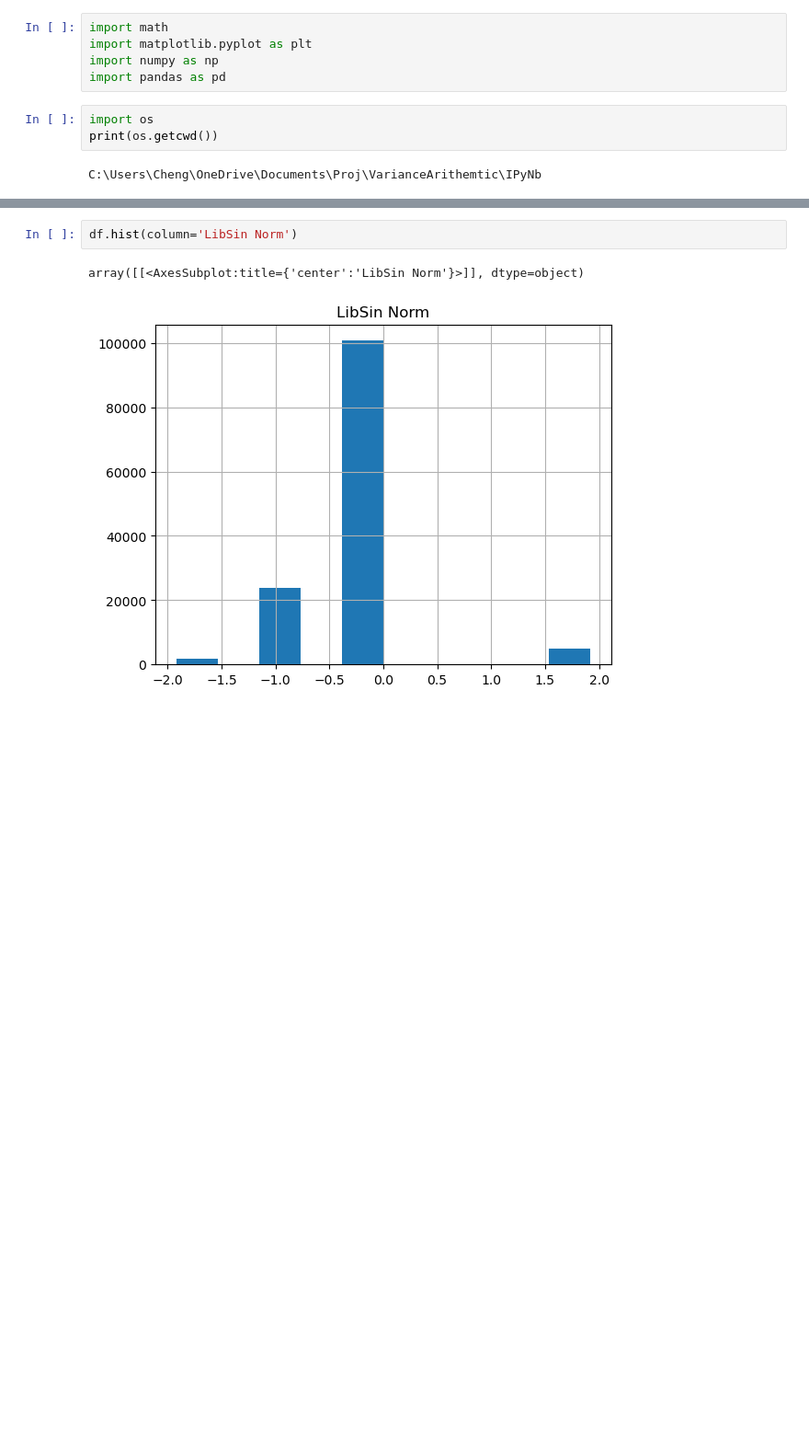
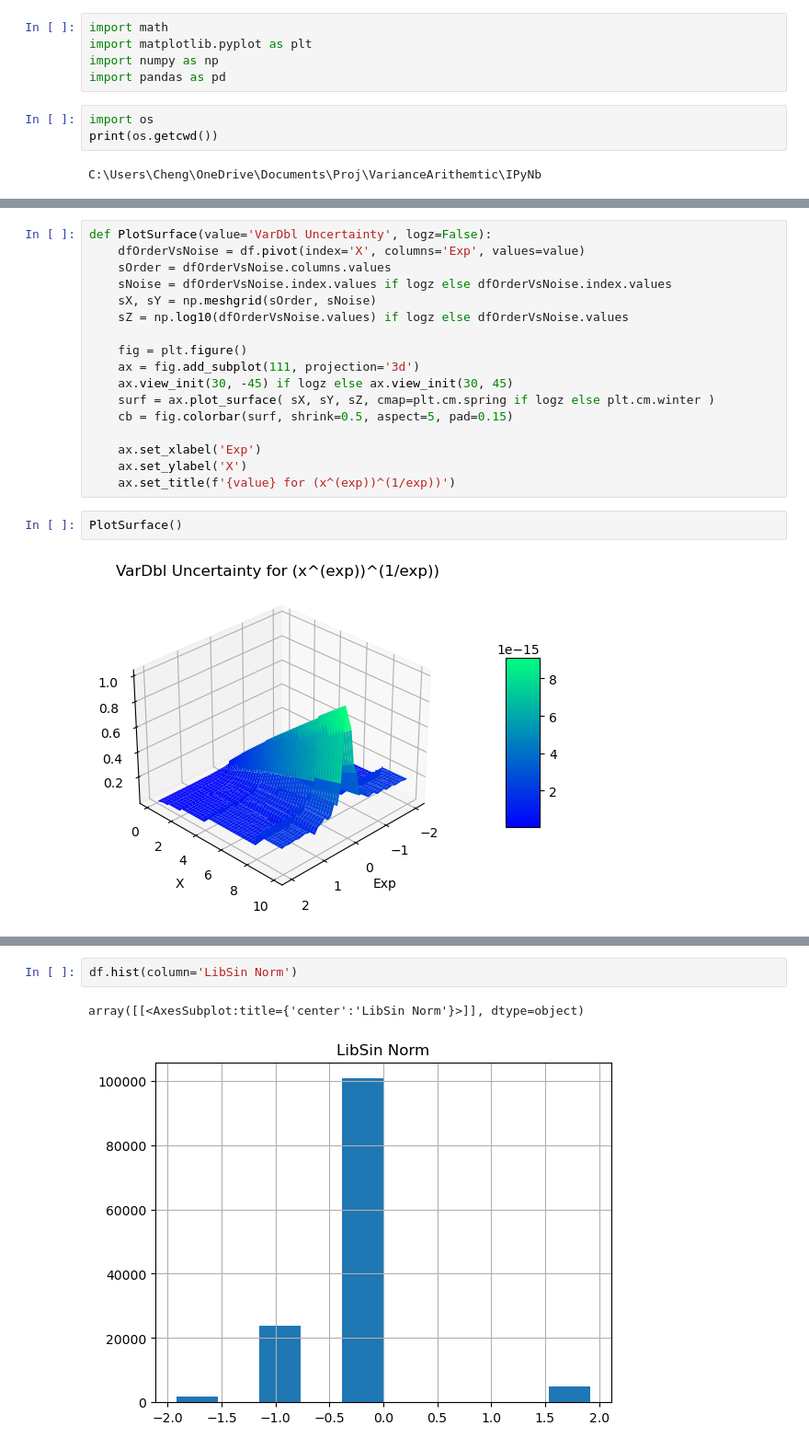
Before and after one commit to Chengpu0707/VarianceArithmetic, a Jupyter notebook: IPyNb/SinError.ipynb, the cells around one changed output, grey strips where cells are left out. Shown at 92% size. Cells and saved outputs as stored; diff of their text form; blank space fills up the shorter version.

```diff
--- a/IPyNb/SinError.ipynb
+++ b/IPyNb/SinError.ipynb
@@ -69,0 +31,21 @@ array([[<AxesSubplot:title={'center':'IndexSin Norm'}>]], dtype=object)
+# %%
+def PlotSurface(value='VarDbl Uncertainty', logz=False):
+    dfOrderVsNoise = df.pivot(index='X', columns='Exp', values=value)
+    sOrder = dfOrderVsNoise.columns.values
+    sNoise = dfOrderVsNoise.index.values if logz else dfOrderVsNoise.index.values
+    sX, sY = np.meshgrid(sOrder, sNoise)
+    sZ = np.log10(dfOrderVsNoise.values) if logz else dfOrderVsNoise.values
+
+    fig = plt.figure()
+    ax = fig.add_subplot(111, projection='3d')
+    ax.view_init(30, -45) if logz else ax.view_init(30, 45)
+    surf = ax.plot_surface( sX, sY, sZ, cmap=plt.cm.spring if logz else plt.cm.winter )
+    cb = fig.colorbar(surf, shrink=0.5, aspect=5, pad=0.15)
+
+    ax.set_xlabel('Exp')
+    ax.set_ylabel('X')
+    ax.set_title(f'{value} for (x^(exp))^(1/exp))')
+# %%
+PlotSurface()
+# %% [output]
+[figure, added]
```
Also changed, not shown: parts of 12 cells of this notebook, 13 other files.
